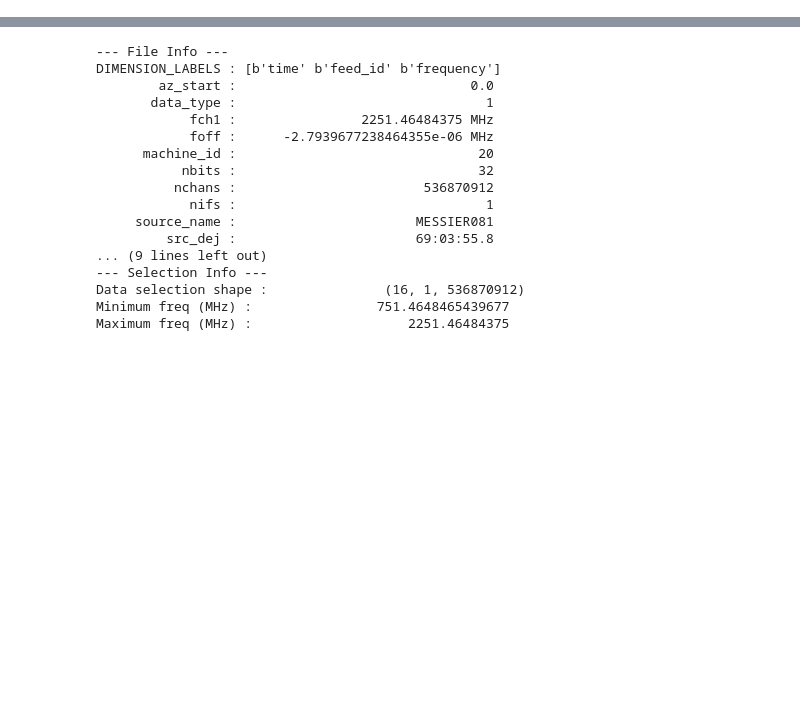
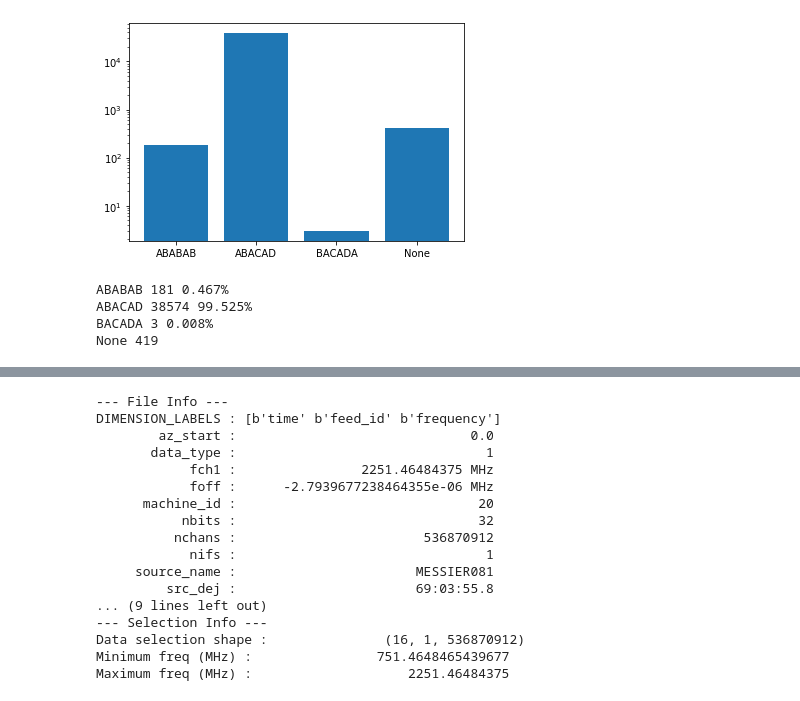
Before and after one commit to bjacobell/nearby-stars, a Jupyter notebook: test.ipynb, the cells around one changed output, grey strips where cells are left out. Drawn from its saved outputs; the diff is of its cells as text; code cells hidden in the pictures; blank space fills up the shorter version.

```diff
--- a/test.ipynb
+++ b/test.ipynb
@@ -11,0 +311,3 @@ numexpr.utils   INFO     NumExpr defaulting to 8 threads.
+# %%
+df = pd.read_csv('/datax/scratch/benjb/bl_nearby_stars/BL_nearby_star_sample_cadences.csv')
+df
@@ -11,0 +328,5 @@ numexpr.utils   INFO     NumExpr defaulting to 8 threads.
+# %%
+dfd = df.drop_duplicates()
+print(len(df))
+print(len(dfd))
+dfd.to_csv('/datax/scratch/benjb/bl_nearby_stars/BL_cadences_unique_nearby_star_sample_only.csv', index=False)
@@ -11,0 +486,16 @@ numexpr.utils   INFO     NumExpr defaulting to 8 threads.
+# %%
+u, c = np.unique(dfd['Cadence Type'].values, return_counts=True)
+plt.bar(u, c)
+plt.yscale('log')
+plt.show()
+for i in range(4):
+    if i < 3:
+        print(u[i], c[i], f'{np.round(c[i]/(len(dfd)-c[-1])*100, 3)}%')
+    else:
+        print(u[i], c[i])
+# %% [output]
+[figure, added]
+ABABAB 181 0.467%
+ABACAD 38574 99.525%
+BACADA 3 0.008%
+None 419
```
Also changed, not shown: parts of 82 cells of this notebook, 58 other files.
